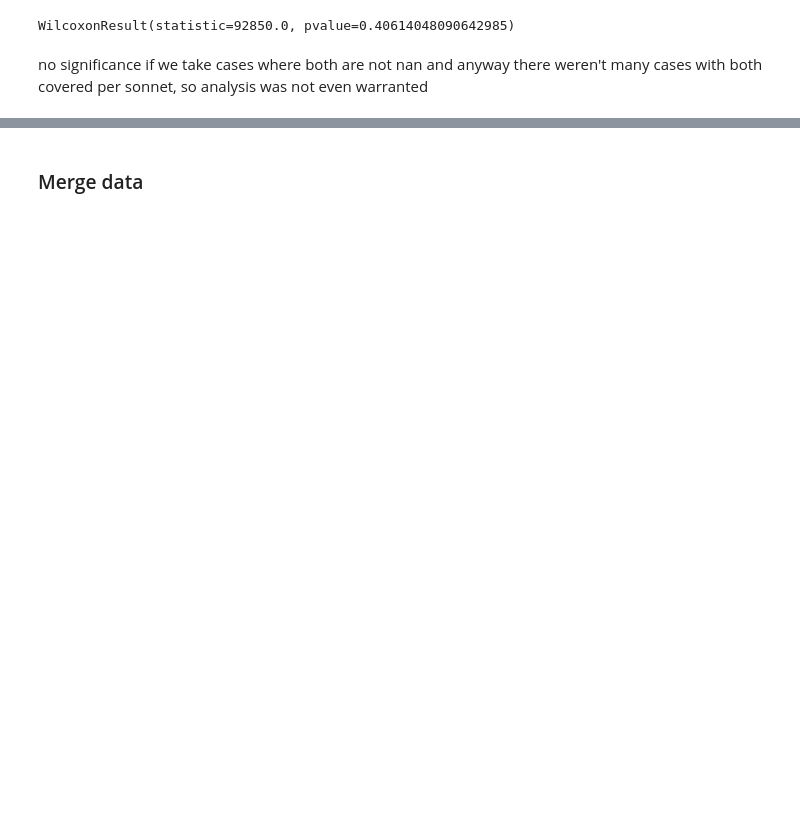
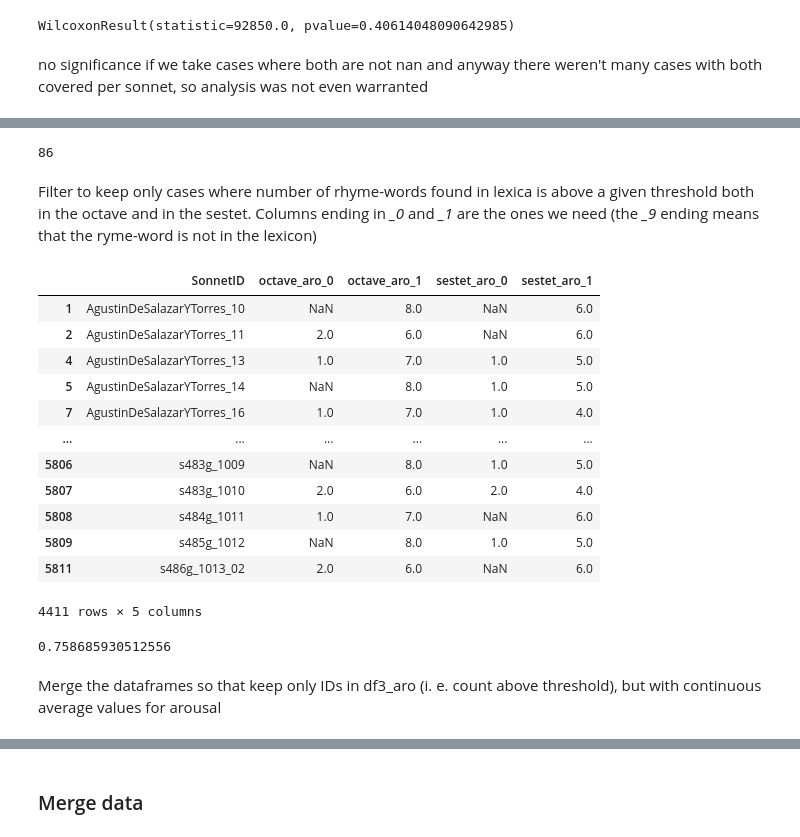
Before and after one commit to pruizf/rhyme-within-reason, a Jupyter notebook: scripts/annotation/analysis.ipynb, the cells around one changed output, grey strips where cells are left out. Saved outputs shown, nothing was run; the diff lists cells and outputs as text; code cells hidden in the pictures; blank space fills up the shorter version.

```diff
--- a/scripts/annotation/analysis.ipynb
+++ b/scripts/annotation/analysis.ipynb
@@ -500,0 +646,6 @@ no significance if we take cases where both are not nan and anyway there weren't
+# %%
+len(no_adds_sestet)
+# %% [output]
+86
+# %% [markdown]
+Filter to keep only cases where number of rhyme-words found in lexica is above a given threshold both in the octave and in the sestet. Columns ending in *\_0* and *\_1* are the ones we need (the *\_9* ending means that the ryme-word is not in the lexicon)
@@ -500,0 +656,22 @@ no significance if we take cases where both are not nan and anyway there weren't
+# %%
+df3_aro
+# %% [output]
+|  | SonnetID | octave_aro_0 | octave_aro_1 | sestet_aro_0 | sestet_aro_1 |
+| 1 | AgustinDeSalazarYTorres_10 | NaN | 8.0 | NaN | 6.0 |
+| 2 | AgustinDeSalazarYTorres_11 | 2.0 | 6.0 | NaN | 6.0 |
+| 4 | AgustinDeSalazarYTorres_13 | 1.0 | 7.0 | 1.0 | 5.0 |
+| 5 | AgustinDeSalazarYTorres_14 | NaN | 8.0 | 1.0 | 5.0 |
+| 7 | AgustinDeSalazarYTorres_16 | 1.0 | 7.0 | 1.0 | 4.0 |
+| ... | ... | ... | ... | ... | ... |
+| 5806 | s483g_1009 | NaN | 8.0 | 1.0 | 5.0 |
+| 5807 | s483g_1010 | 2.0 | 6.0 | 2.0 | 4.0 |
+| 5808 | s484g_1011 | 1.0 | 7.0 | NaN | 6.0 |
+| 5809 | s485g_1012 | NaN | 8.0 | 1.0 | 5.0 |
+| 5811 | s486g_1013_02 | 2.0 | 6.0 | NaN | 6.0 |
+4411 rows × 5 columns
+# %%
+len(df3_aro)/len(df2_aro)
+# %% [output]
+0.758685930512556
+# %% [markdown]
+Merge the dataframes so that keep only IDs in df3_aro (i. e. count above threshold), but with continuous average values for arousal
```
Also changed, not shown: parts of 56 cells of this notebook, 2 other files.
